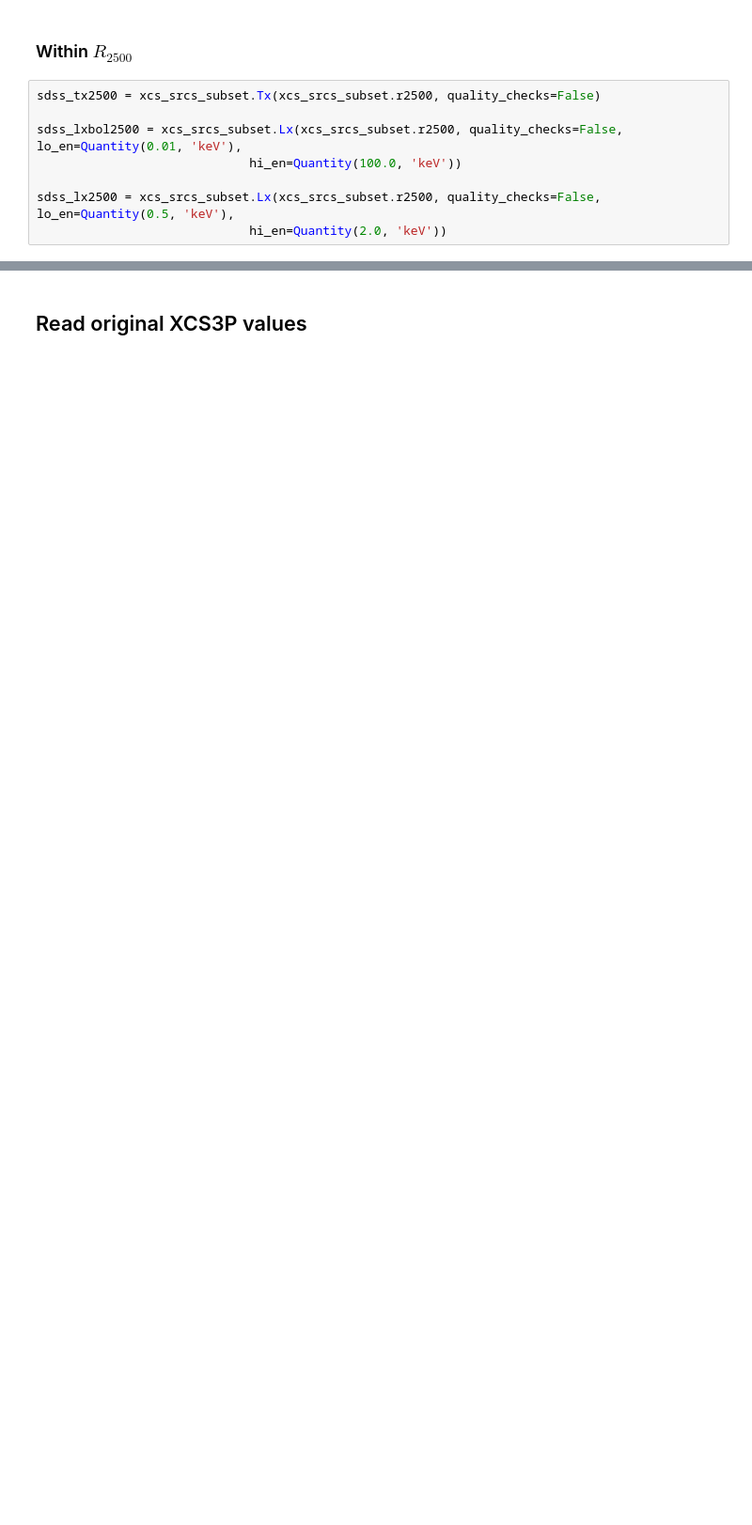
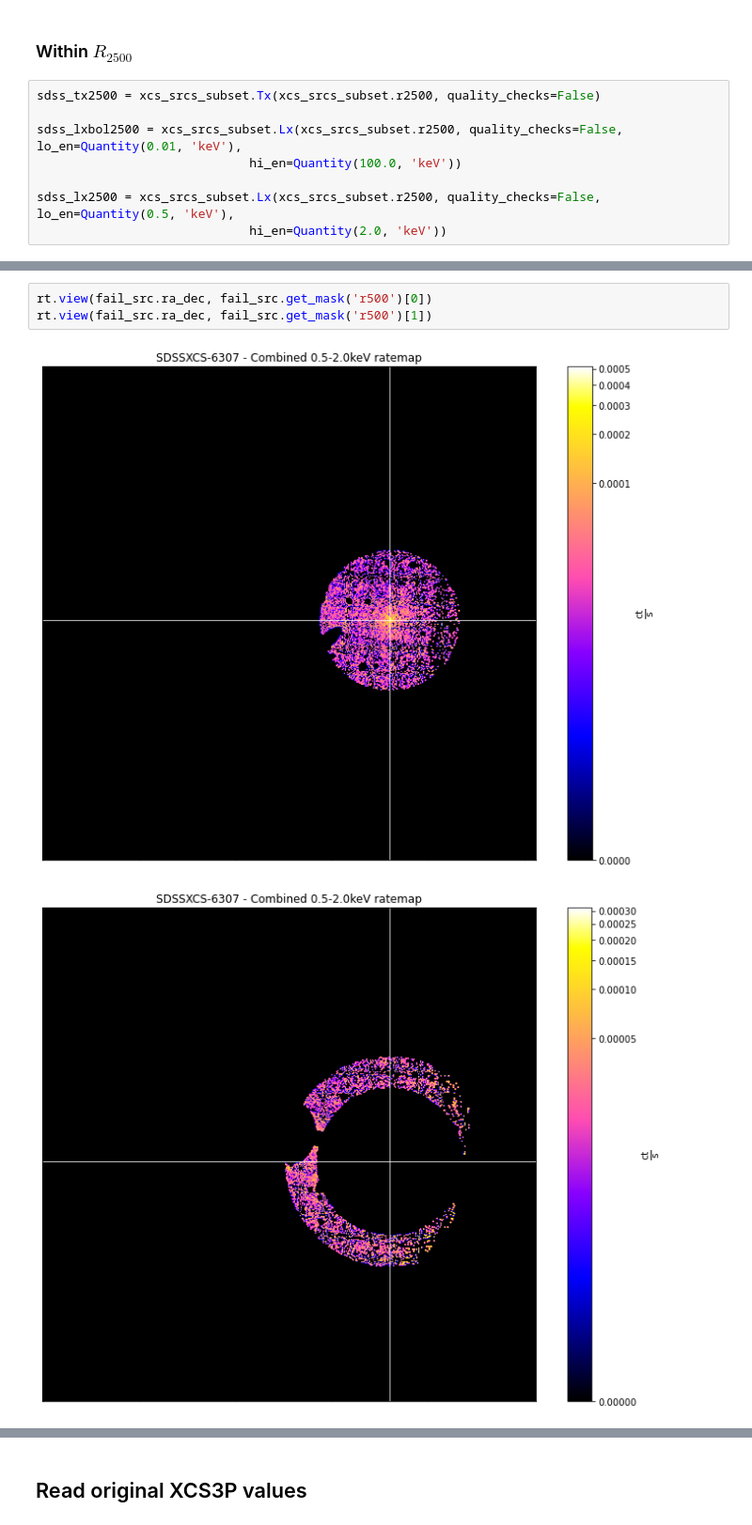
Before and after one commit to DavidT3/XCS-Mass-Paper-I-Analysis, a Jupyter notebook: notebooks/temp_lum_comparisons/sdss_comparisons.ipynb, the cells around one changed output, grey strips where cells are left out. Shown at 94% size. Cells and saved outputs as stored; diff of their text form; blank space fills up the shorter version.

```diff
--- a/notebooks/temp_lum_comparisons/sdss_comparisons.ipynb
+++ b/notebooks/temp_lum_comparisons/sdss_comparisons.ipynb
@@ -171,0 +268,6 @@ sdss_lx2500 = xcs_srcs_subset.Lx(xcs_srcs_subset.r2500, quality_checks=False, lo
+# %%
+rt.view(fail_src.ra_dec, fail_src.get_mask('r500')[0])
+rt.view(fail_src.ra_dec, fail_src.get_mask('r500')[1])
+# %% [output]
+[figure, added]
+[figure, added]
```
Also changed, not shown: parts of 34 cells of this notebook.
